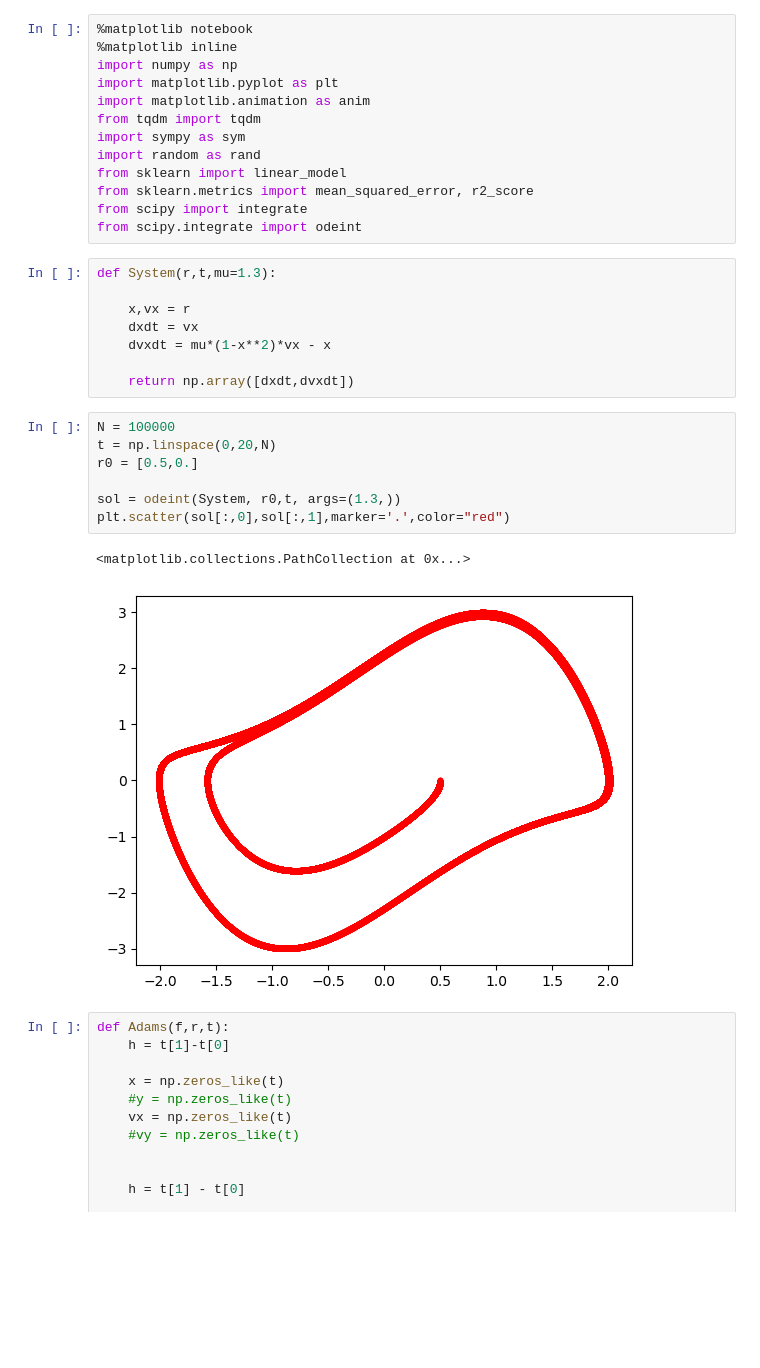
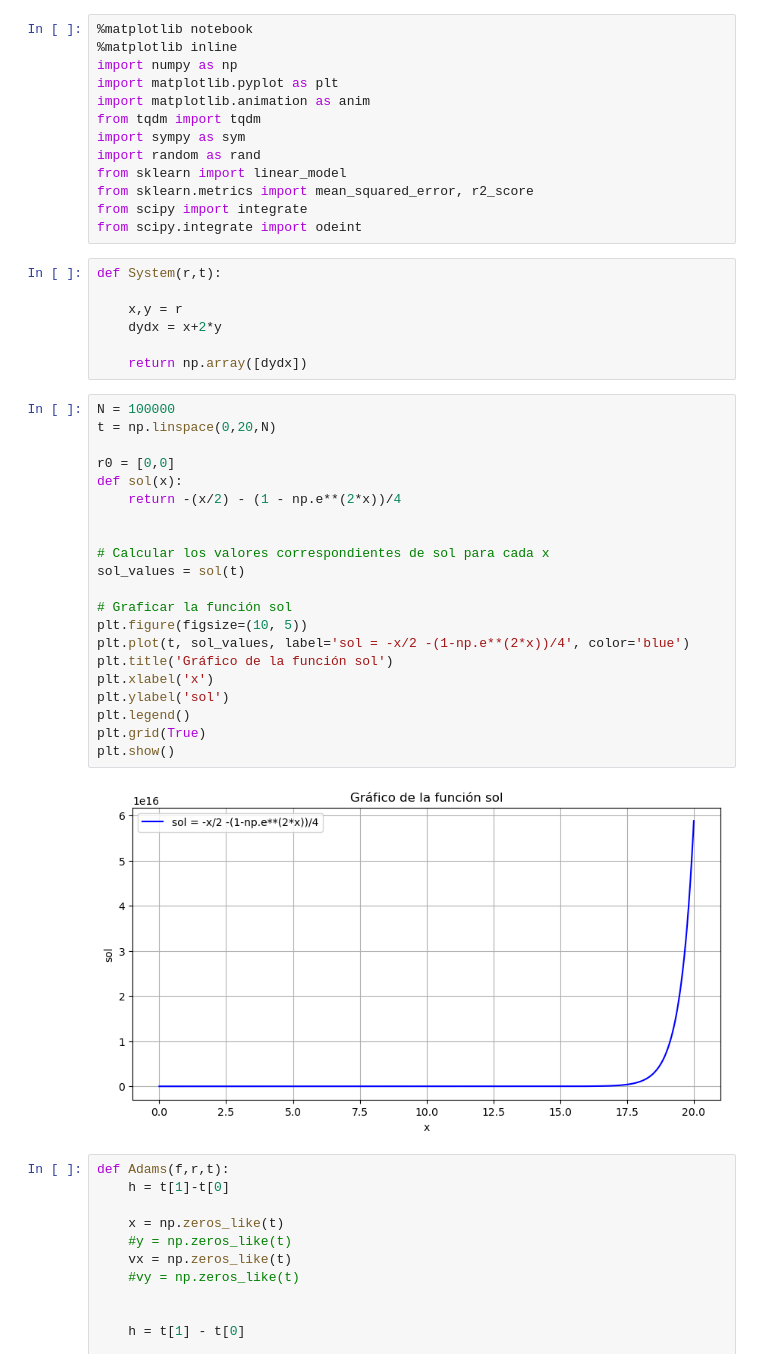
Before and after one commit to aleste2123/MetodosII_EdwardManosalva_EstebanParra, a Jupyter notebook: Parcial 2/Edward.ipynb, the cells around one changed output. Cells and saved outputs as stored; diff of their text form; blank space fills up the shorter version.

```diff
--- a/Parcial 2/Edward.ipynb
+++ b/Parcial 2/Edward.ipynb
@@ -23,23 +23,35 @@ from sklearn.metrics import mean_squared_error, r2_score
 from scipy import integrate
 from scipy.integrate import odeint
 # %%
-def System(r,t,mu=1.3):
+def System(r,t):
 
-    x,vx = r
-    dxdt = vx
-    dvxdt = mu*(1-x**2)*vx - x
+    x,y = r
+    dydx = x+2*y
 
-    return np.array([dxdt,dvxdt])
+    return np.array([dydx])
 # %%
 N = 100000
 t = np.linspace(0,20,N)
-r0 = [0.5,0.]
 
-sol = odeint(System, r0,t, args=(1.3,))
-plt.scatter(sol[:,0],sol[:,1],marker='.',color="red")
+r0 = [0,0]
+def sol(x):
+    return -(x/2) - (1 - np.e**(2*x))/4
+
+
+# Calcular los valores correspondientes de sol para cada x
+sol_values = sol(t)
+
+# Graficar la función sol
+plt.figure(figsize=(10, 5))
+plt.plot(t, sol_values, label='sol = -x/2 -(1-np.e**(2*x))/4', color='blue')
+plt.title('Gráfico de la función sol')
+plt.xlabel('x')
+plt.ylabel('sol')
+plt.legend()
+plt.grid(True)
+plt.show()
 # %% [output]
-<matplotlib.collections.PathCollection at 0x...>
-[figure, old version]
+[figure, new version]
 # %%
 def Adams(f,r,t):
     h = t[1]-t[0]
```
Also changed, not shown: parts of 7 cells of this notebook, 2 other files.
